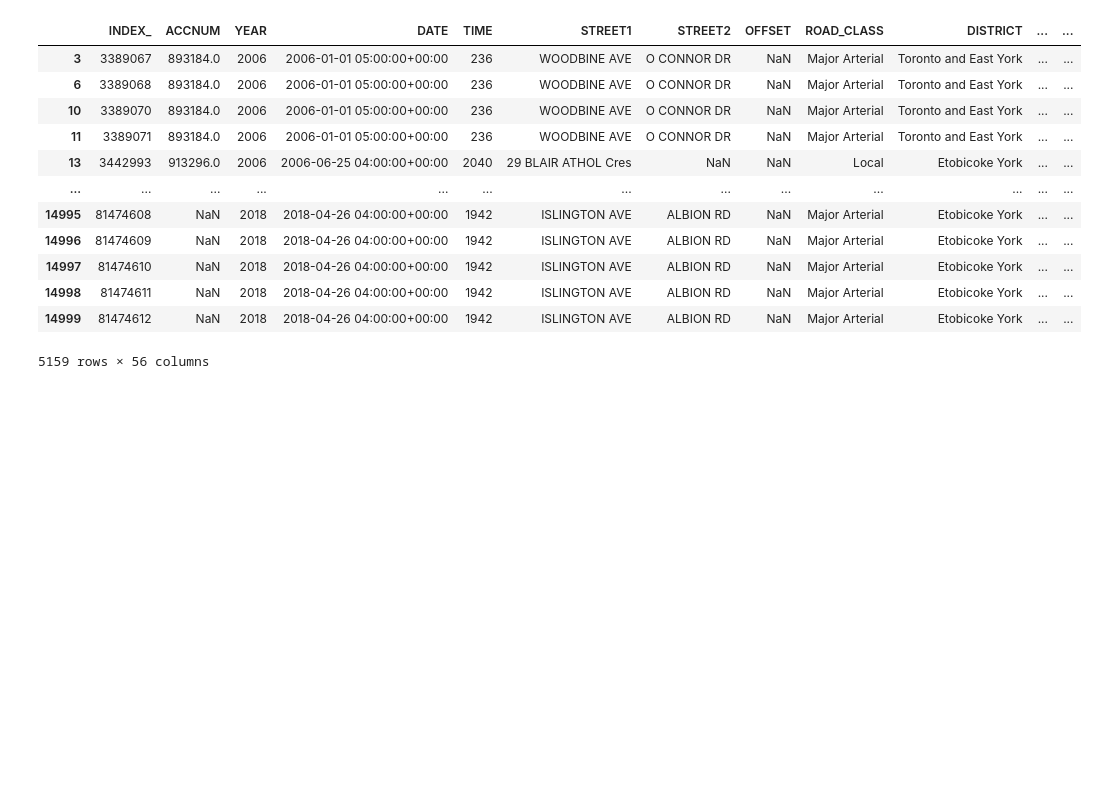
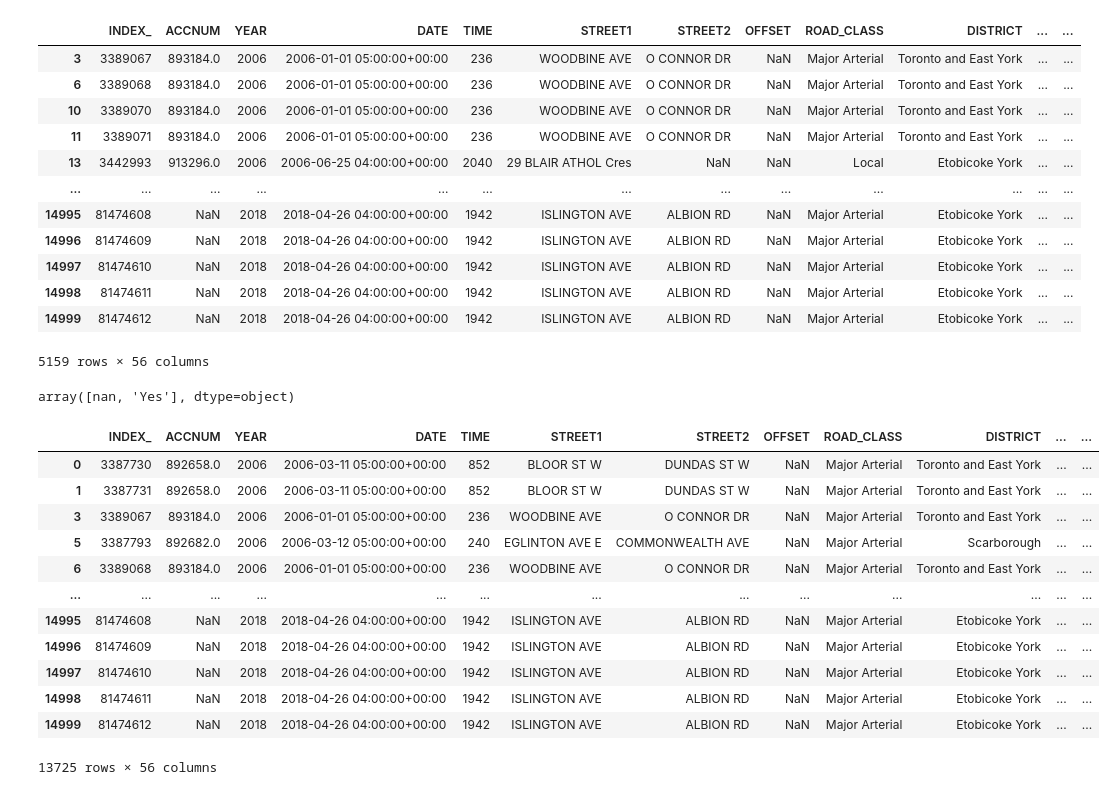
Before and after one commit to Raaj-4320/Kaggle-competition-, a Jupyter notebook: ASSIGNMENT_2.ipynb, the cells around one changed output. Drawn from its saved outputs; the diff is of its cells as text; code cells hidden in the pictures; blank space fills up the shorter version.

```diff
--- a/ASSIGNMENT_2.ipynb
+++ b/ASSIGNMENT_2.ipynb
@@ -610,3 +610,23 @@ df[df.isnull().sum(axis=1) > 20]
 | 14998 | 81474611 | NaN | 2018 | 2018-04-26 04:00:00+00:00 | 1942 | ISLINGTON AVE | ALBION RD | NaN | Major Arterial | Etobicoke York | ... | ... |
 | 14999 | 81474612 | NaN | 2018 | 2018-04-26 04:00:00+00:00 | 1942 | ISLINGTON AVE | ALBION RD | NaN | Major Arterial | Etobicoke York | ... | ... |
 5159 rows × 56 columns
+# %%
+df["REDLIGHT"].unique()
+# %% [output]
+array([nan, 'Yes'], dtype=object)
+# %%
+df[df["REDLIGHT"] != 'Yes']
+# %% [output]
+|  | INDEX_ | ACCNUM | YEAR | DATE | TIME | STREET1 | STREET2 | OFFSET | ROAD_CLASS | DISTRICT | ... | ... |
+| 0 | 3387730 | 892658.0 | 2006 | 2006-03-11 05:00:00+00:00 | 852 | BLOOR ST W | DUNDAS ST W | NaN | Major Arterial | Toronto and East York | ... | ... |
+| 1 | 3387731 | 892658.0 | 2006 | 2006-03-11 05:00:00+00:00 | 852 | BLOOR ST W | DUNDAS ST W | NaN | Major Arterial | Toronto and East York | ... | ... |
+| 3 | 3389067 | 893184.0 | 2006 | 2006-01-01 05:00:00+00:00 | 236 | WOODBINE AVE | O CONNOR DR | NaN | Major Arterial | Toronto and East York | ... | ... |
+| 5 | 3387793 | 892682.0 | 2006 | 2006-03-12 05:00:00+00:00 | 240 | EGLINTON AVE E | COMMONWEALTH AVE | NaN | Major Arterial | Scarborough | ... | ... |
+| 6 | 3389068 | 893184.0 | 2006 | 2006-01-01 05:00:00+00:00 | 236 | WOODBINE AVE | O CONNOR DR | NaN | Major Arterial | Toronto and East York | ... | ... |
+| ... | ... | ... | ... | ... | ... | ... | ... | ... | ... | ... | ... | ... |
+| 14995 | 81474608 | NaN | 2018 | 2018-04-26 04:00:00+00:00 | 1942 | ISLINGTON AVE | ALBION RD | NaN | Major Arterial | Etobicoke York | ... | ... |
+| 14996 | 81474609 | NaN | 2018 | 2018-04-26 04:00:00+00:00 | 1942 | ISLINGTON AVE | ALBION RD | NaN | Major Arterial | Etobicoke York | ... | ... |
+| 14997 | 81474610 | NaN | 2018 | 2018-04-26 04:00:00+00:00 | 1942 | ISLINGTON AVE | ALBION RD | NaN | Major Arterial | Etobicoke York | ... | ... |
+| 14998 | 81474611 | NaN | 2018 | 2018-04-26 04:00:00+00:00 | 1942 | ISLINGTON AVE | ALBION RD | NaN | Major Arterial | Etobicoke York | ... | ... |
+| 14999 | 81474612 | NaN | 2018 | 2018-04-26 04:00:00+00:00 | 1942 | ISLINGTON AVE | ALBION RD | NaN | Major Arterial | Etobicoke York | ... | ... |
+13725 rows × 56 columns
```
Also changed, not shown: parts of 1 cell of this notebook.
